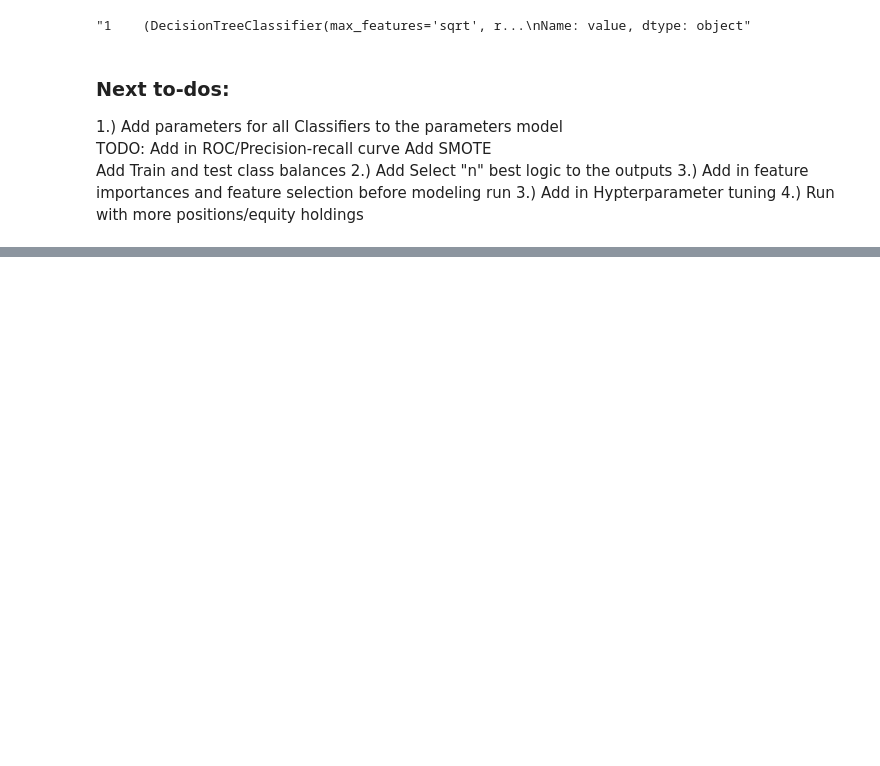
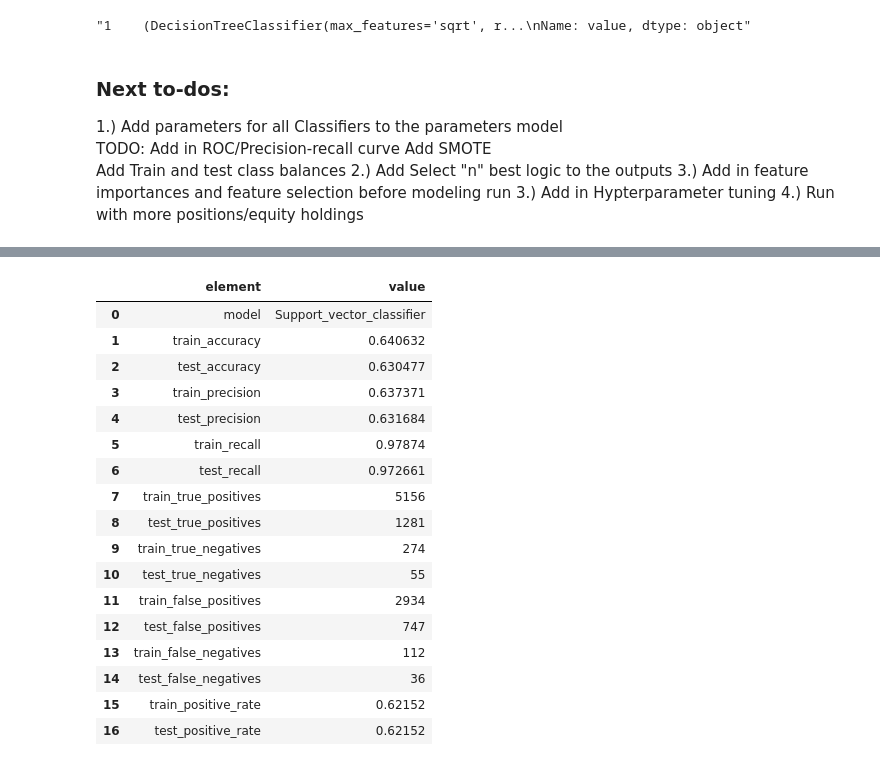
Before and after one commit to AlexDeshowitz/stock-classification-new, a Jupyter notebook: notebooks/Notebook_Machine-learning.ipynb, the cells around one changed output, grey strips where cells are left out. Saved outputs shown, nothing was run; the diff lists cells and outputs as text; code cells hidden in the pictures; blank space fills up the shorter version.

```diff
--- a/notebooks/Notebook_Machine-learning.ipynb
+++ b/notebooks/Notebook_Machine-learning.ipynb
@@ -372,5 +373,3 @@ X_train, X_test, y_train, y_test = create_training_test_splits(dataframe=test, p
 ##################################### - Function development HERE
 # %%
 ##################################### - Testing functions HERE
-# %%
-detailed_output, summary_output, feat_impt, feat_impt_summary = train_models(X_train = X_train, X_test = X_test, y_train = y_train, y_test= y_test, parameters = parameters)
@@ -664,0 +679,21 @@ summary_output
+# %%
+select_champion_model(models = summary_output, parameters = parameters)
+# %% [output]
+|  | element | value |
+| 0 | model | Support_vector_classifier |
+| 1 | train_accuracy | 0.640632 |
+| 2 | test_accuracy | 0.630477 |
+| 3 | train_precision | 0.637371 |
+| 4 | test_precision | 0.631684 |
+| 5 | train_recall | 0.97874 |
+| 6 | test_recall | 0.972661 |
+| 7 | train_true_positives | 5156 |
+| 8 | test_true_positives | 1281 |
+| 9 | train_true_negatives | 274 |
+| 10 | test_true_negatives | 55 |
+| 11 | train_false_positives | 2934 |
+| 12 | test_false_positives | 747 |
+| 13 | train_false_negatives | 112 |
+| 14 | test_false_negatives | 36 |
+| 15 | train_positive_rate | 0.62152 |
+| 16 | test_positive_rate | 0.62152 |
```
Also changed, not shown: parts of 8 cells of this notebook, 13 other files.
